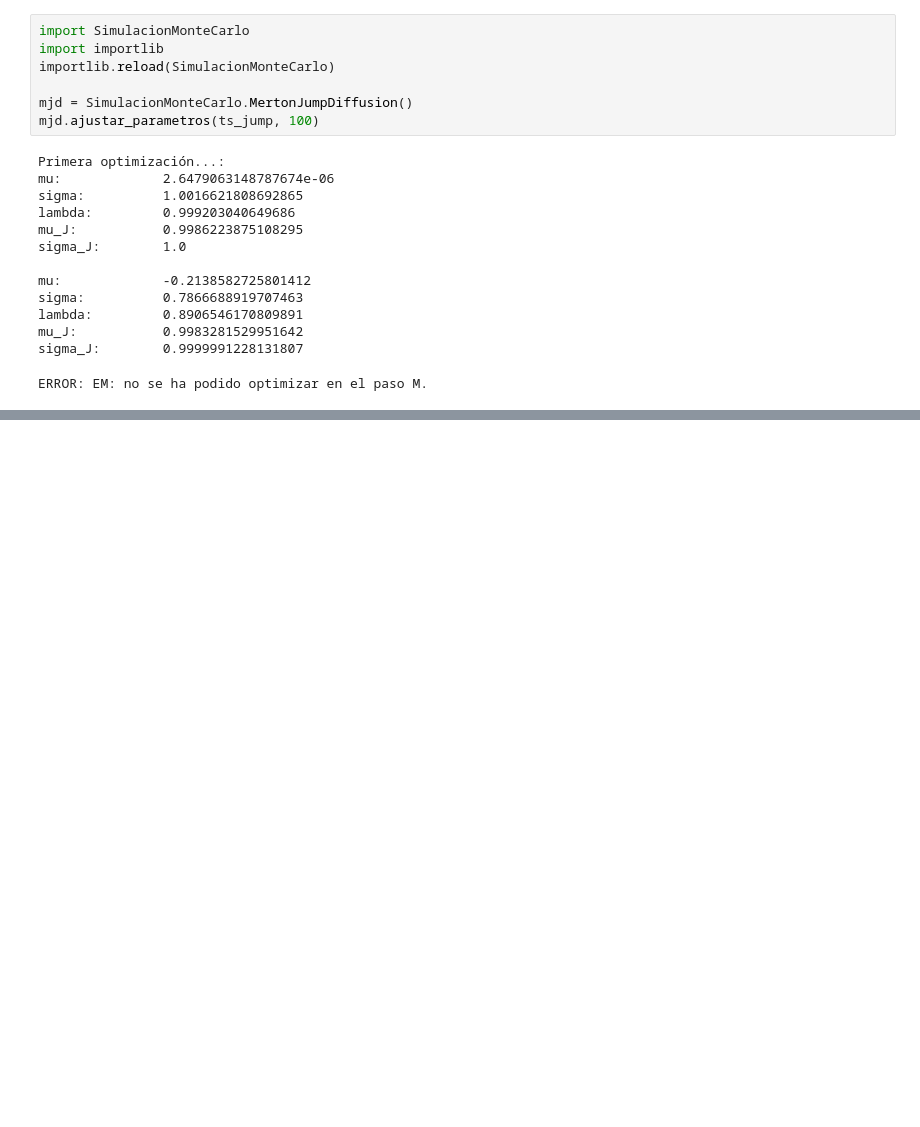
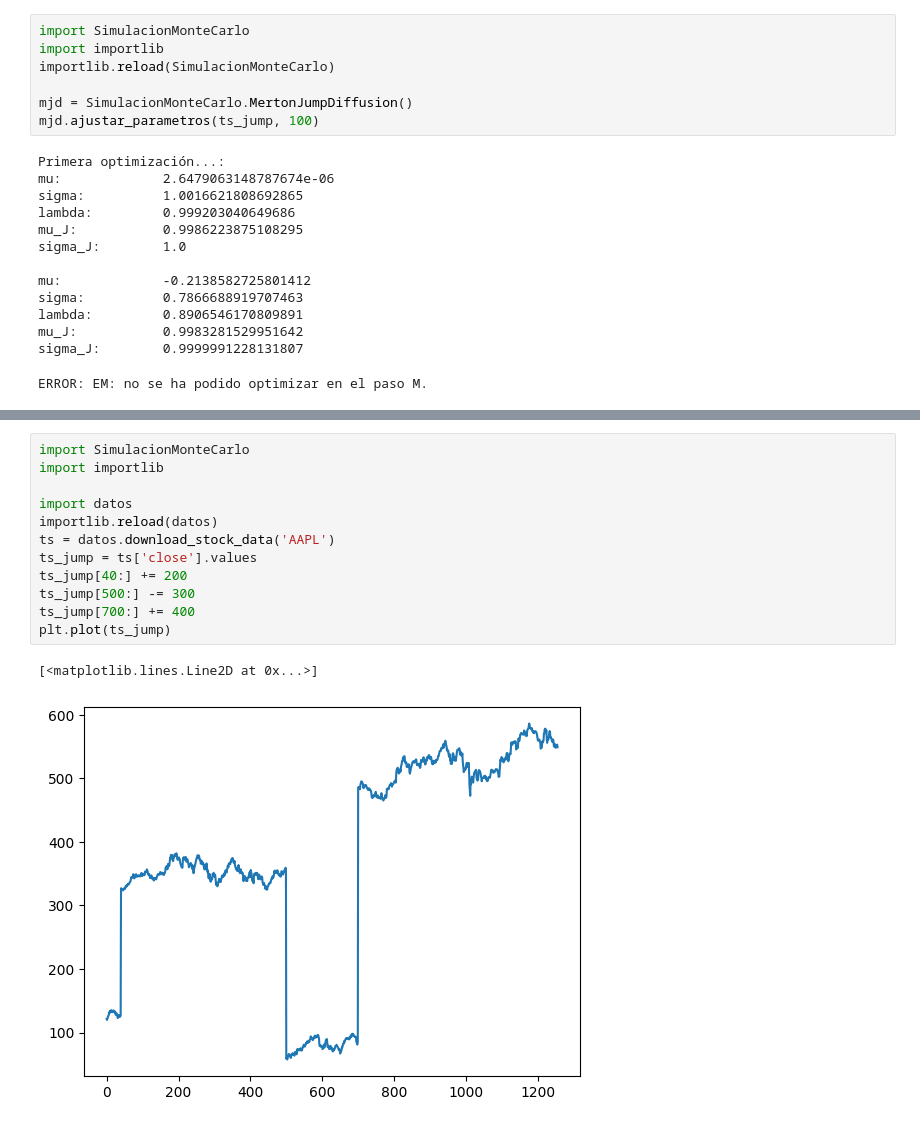
Before and after one commit to Jordi103/simulacion_de_mercado, a Jupyter notebook: simulaciones.ipynb, the cells around one changed output, grey strips where cells are left out. Saved outputs shown, nothing was run; the diff lists cells and outputs as text; blank space fills up the shorter version.

```diff
--- a/simulaciones.ipynb
+++ b/simulaciones.ipynb
@@ -267,0 +315,15 @@ ERROR: EM: no se ha podido optimizar en el paso M.
+# %%
+import SimulacionMonteCarlo
+import importlib
+
+import datos
+importlib.reload(datos)
+ts = datos.download_stock_data('AAPL')
+ts_jump = ts['close'].values
+ts_jump[40:] += 200
+ts_jump[500:] -= 300
+ts_jump[700:] += 400
+plt.plot(ts_jump)
+# %% [output]
+[<matplotlib.lines.Line2D at 0x...>]
+[figure, added]
```
Also changed, not shown: parts of 7 cells of this notebook, 1 other file.
